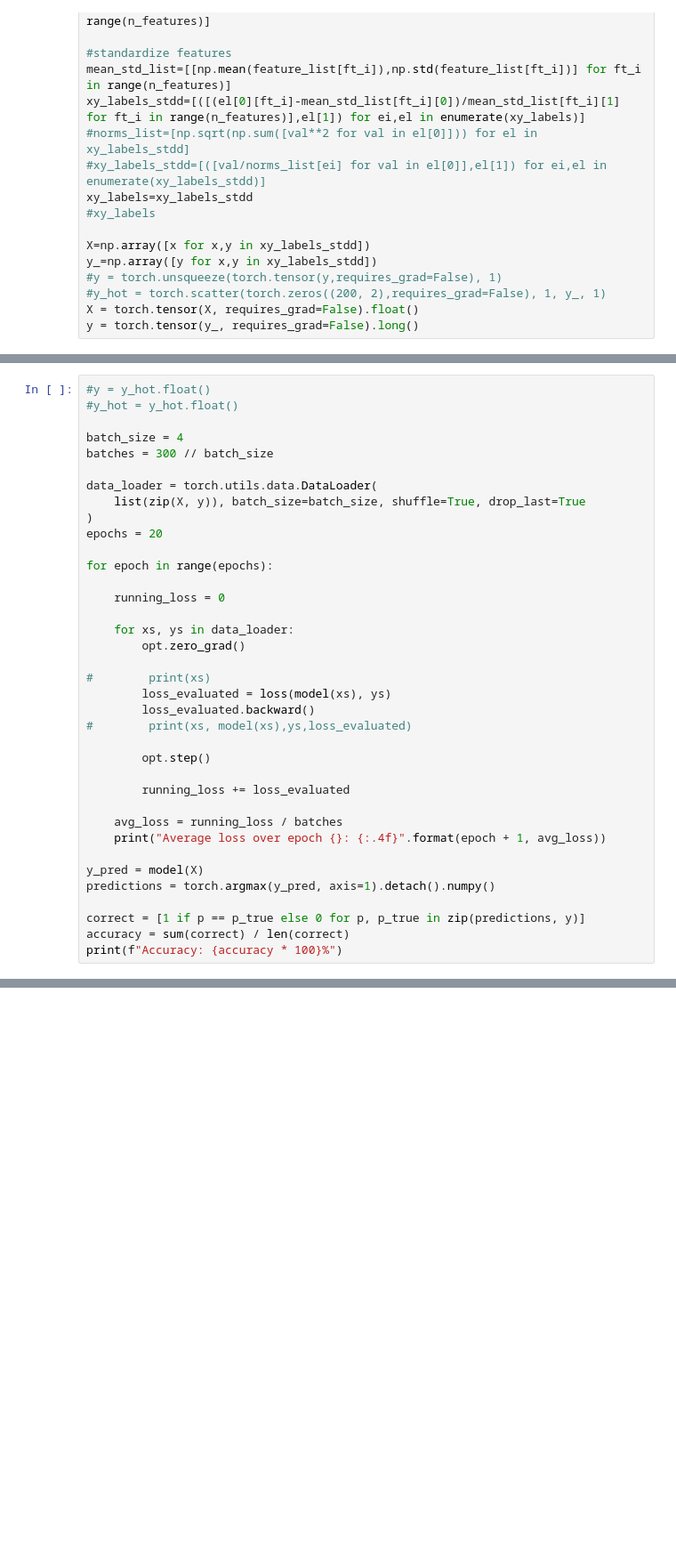
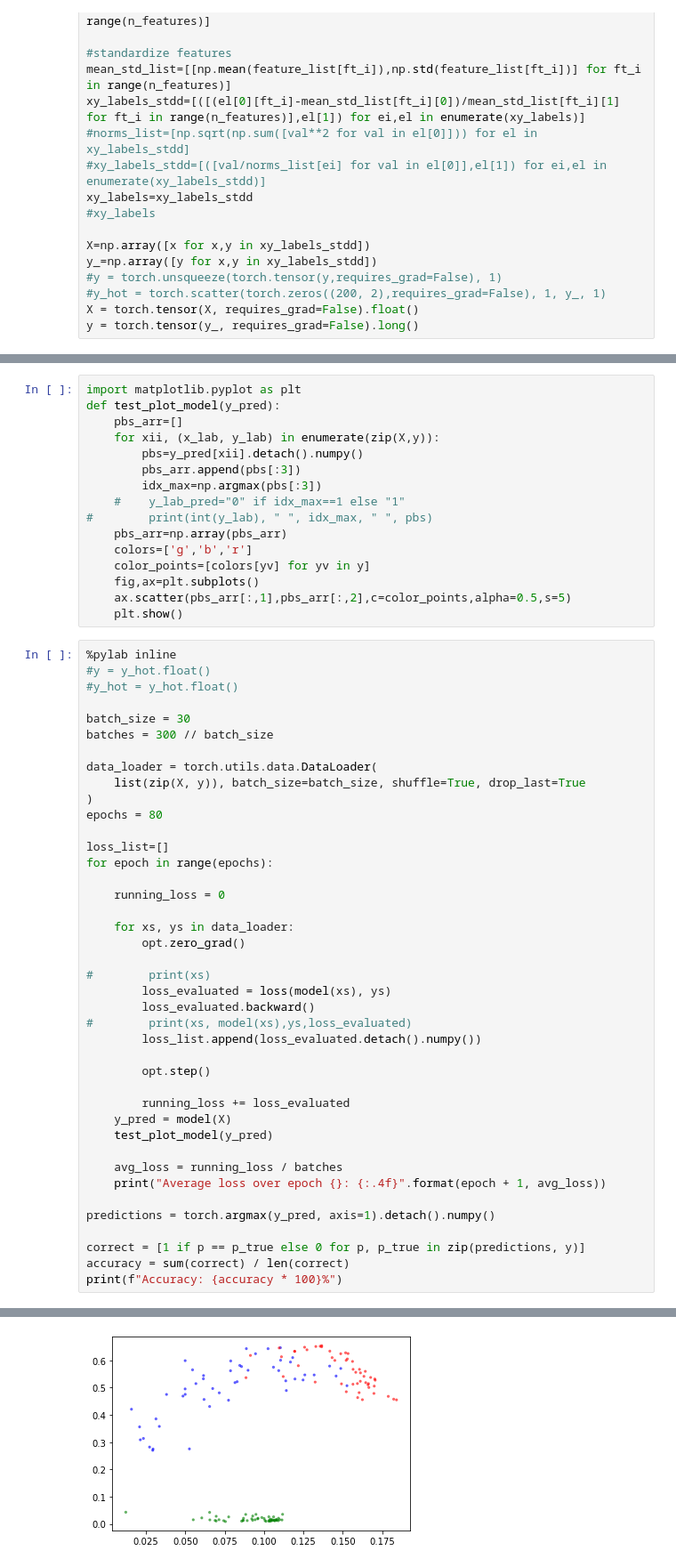
Before and after one commit to Giacomo-Antonioli/QPNN, a Jupyter notebook: old/standard_qml_composite_v2.ipynb, the cells around one changed output, grey strips where cells are left out. Shown at 89% size. Saved outputs shown, nothing was run; the diff lists cells and outputs as text; blank space fills up the shorter version.

```diff
--- a/old/standard_qml_composite_v2.ipynb
+++ b/old/standard_qml_composite_v2.ipynb
@@ -380,16 +406,34 @@ tensor([[0.0197, 0.0392, 0.1460, 0.0898, 0.0393, 0.1028, 0.1287, 0.0741, 0.1148,
        requires_grad=True)
+# %%
+import matplotlib.pyplot as plt
+def test_plot_model(y_pred):
+    pbs_arr=[]
+    for xii, (x_lab, y_lab) in enumerate(zip(X,y)):
+        pbs=y_pred[xii].detach().numpy()
+        pbs_arr.append(pbs[:3])
+        idx_max=np.argmax(pbs[:3])
+    #    y_lab_pred="0" if idx_max==1 else "1"
+#        print(int(y_lab), " ", idx_max, " ", pbs)
+    pbs_arr=np.array(pbs_arr)
+    colors=['g','b','r']
+    color_points=[colors[yv] for yv in y]
+    fig,ax=plt.subplots()
+    ax.scatter(pbs_arr[:,1],pbs_arr[:,2],c=color_points,alpha=0.5,s=5)
+    plt.show()
 # %%
+%pylab inline
 #y = y_hot.float()
 #y_hot = y_hot.float()
 
-batch_size = 4
+batch_size = 30
 batches = 300 // batch_size
 
 data_loader = torch.utils.data.DataLoader(
     list(zip(X, y)), batch_size=batch_size, shuffle=True, drop_last=True
 )
-epochs = 20
+epochs = 80
 
+loss_list=[]
 for epoch in range(epochs):
 
     running_loss = 0
@@ -401,15 +445,17 @@ for epoch in range(epochs):
         loss_evaluated = loss(model(xs), ys)
         loss_evaluated.backward()
 #        print(xs, model(xs),ys,loss_evaluated)
+        loss_list.append(loss_evaluated.detach().numpy())
 
         opt.step()
 
         running_loss += loss_evaluated
+    y_pred = model(X)
+    test_plot_model(y_pred)
 
     avg_loss = running_loss / batches
     print("Average loss over epoch {}: {:.4f}".format(epoch + 1, avg_loss))
 
-y_pred = model(X)
 predictions = torch.argmax(y_pred, axis=1).detach().numpy()
 
 correct = [1 if p == p_true else 0 for p, p_true in zip(predictions, y)]
@@ -435,0 +468 @@ Accuracy: 70.66666666666667%
+[figure, added]
```
Also changed, not shown: parts of 11 cells of this notebook.
